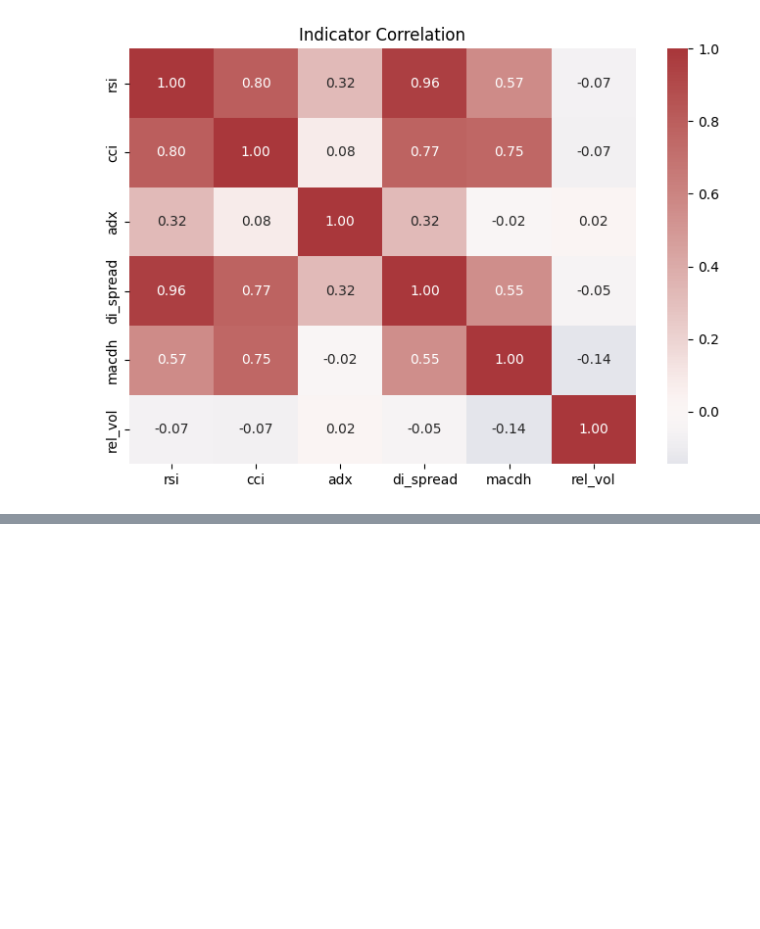
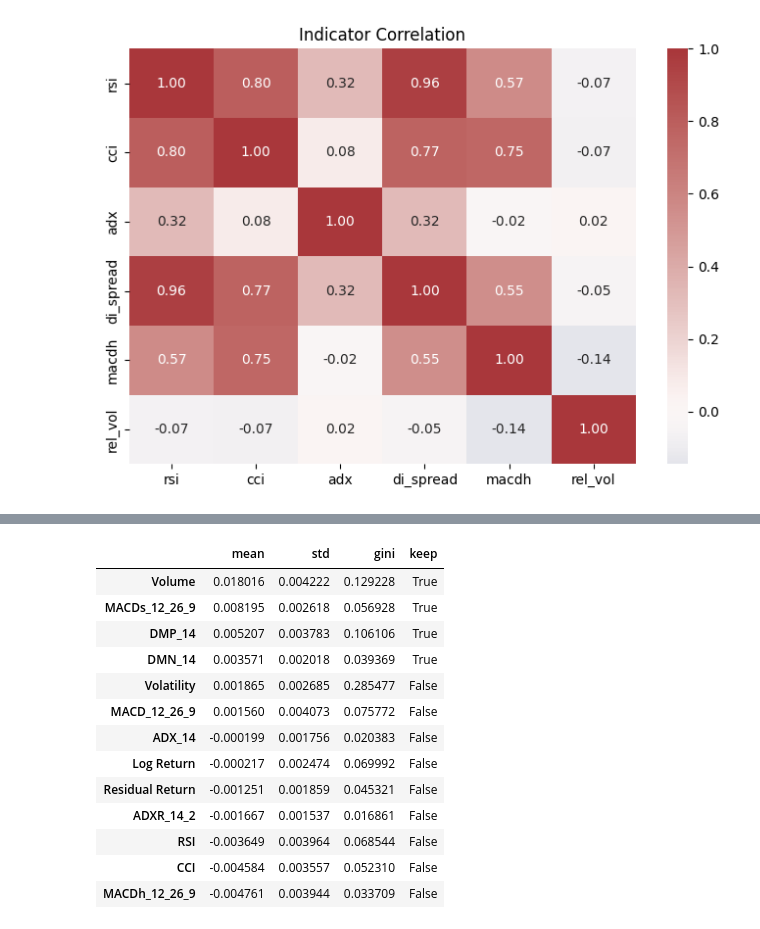
Before and after one commit to sanyam-dev/precog_test, a Jupyter notebook: task 1/task1.ipynb, the cells around one changed output, grey strips where cells are left out. Drawn from its saved outputs; the diff is of its cells as text; code cells hidden in the pictures; blank space fills up the shorter version.

```diff
--- a/task 1/task1.ipynb
+++ b/task 1/task1.ipynb
@@ -648,0 +717,75 @@ Info:  {}
+# %%
+from sklearn.ensemble import RandomForestRegressor
+from sklearn.inspection import permutation_importance
+from scipy.stats import spearmanr
+
+HORIZON = 5
+SKIP = {"Open", "High", "Low", "Close", "Cumulative Return"}
+df = df.loc[:, ~df.columns.duplicated()].copy()
+
+close = df.xs("Close", axis=1, level="Metric")
+y_wide = (close.shift(-HORIZON) / close - 1) / HORIZON
+
+feat_names = [m for m in df.columns.get_level_values("Metric").unique() if m not in SKIP]
+X_wide = {m: df.xs(m, axis=1, level="Metric") for m in feat_names}
+
+panel = pd.concat(
+    {m: X_wide[m].stack() for m in feat_names} | {"target": y_wide.stack()},
+    axis=1,
+).dropna()
+panel.index.names = ["Date", "Asset"]
+
+# --- chronological split + embargo (overlapping 20-day y leaks across the cut) ---
+dates = panel.index.get_level_values("Date").unique().sort_values()
+cut = dates[int(len(dates) * 0.8)]
+embargo_end = cut + pd.Timedelta(days=HORIZON)   # calendar days; dates are business days, still fine
+
+train = panel.loc[panel.index.get_level_values("Date") <= cut]
+valid = panel.loc[panel.index.get_level_values("Date") > embargo_end]
+
+X_tr, y_tr = train[feat_names], train["target"]
+X_va, y_va = valid[feat_names], valid["target"]
+print(f"train days={train.index.get_level_values('Date').nunique()}  "
+      f"valid days={valid.index.get_level_values('Date').nunique()}")
+
+# --- RF: shallow + large leaves so it cannot memorize noise ---
+rf = RandomForestRegressor(
+    n_estimators=300,
+    max_depth=4,
+    min_samples_leaf=80,
+    min_samples_split=160,
+    max_features="sqrt",
+    max_samples=0.7,      # bootstrap row fraction
+    bootstrap=True,
+    n_jobs=-1,
+    random_state=42,
+)
+rf.fit(X_tr, y_tr)
+
+def spearman_scorer(est, X, y):
+    pred = est.predict(X)
+    if np.std(pred) == 0 or np.std(y) == 0:
+        return 0.0
+    return spearmanr(y, pred).correlation
+
+print("train Spearman", spearman_scorer(rf, X_tr, y_tr))
+print("valid Spearman", spearman_scorer(rf, X_va, y_va))
+
+# --- permutation on VALID only (train importance overfits) ---
+perm = permutation_importance(
+    rf, X_va, y_va,
+    n_repeats=30,
+    scoring=spearman_scorer,   # rank skill, not R^2 (R^2 ≈ 0 on daily returns)
+    random_state=42,
+    n_jobs=-1,
+)
+
+imp = pd.DataFrame({
+    "mean": perm.importances_mean,
+    "std":  perm.importances_std,
+    "gini": rf.feature_importances_,
+}, index=feat_names)
+imp["keep"] = imp["mean"] - imp["std"] > 0   # mean lift survives the shuffle noise
+imp = imp.sort_values("mean", ascending=False)
+imp
+# %% [output]
@@ -648,0 +812,14 @@ Info:  {}
+|  | mean | std | gini | keep |
+| Volume | 0.018016 | 0.004222 | 0.129228 | True |
+| MACDs_12_26_9 | 0.008195 | 0.002618 | 0.056928 | True |
+| DMP_14 | 0.005207 | 0.003783 | 0.106106 | True |
+| DMN_14 | 0.003571 | 0.002018 | 0.039369 | True |
+| Volatility | 0.001865 | 0.002685 | 0.285477 | False |
+| MACD_12_26_9 | 0.001560 | 0.004073 | 0.075772 | False |
+| ADX_14 | -0.000199 | 0.001756 | 0.020383 | False |
+| Log Return | -0.000217 | 0.002474 | 0.069992 | False |
+| Residual Return | -0.001251 | 0.001859 | 0.045321 | False |
+| ADXR_14_2 | -0.001667 | 0.001537 | 0.016861 | False |
+| RSI | -0.003649 | 0.003964 | 0.068544 | False |
+| CCI | -0.004584 | 0.003557 | 0.052310 | False |
+| MACDh_12_26_9 | -0.004761 | 0.003944 | 0.033709 | False |
```
Also changed, not shown: parts of 14 cells of this notebook, 1 other file.
